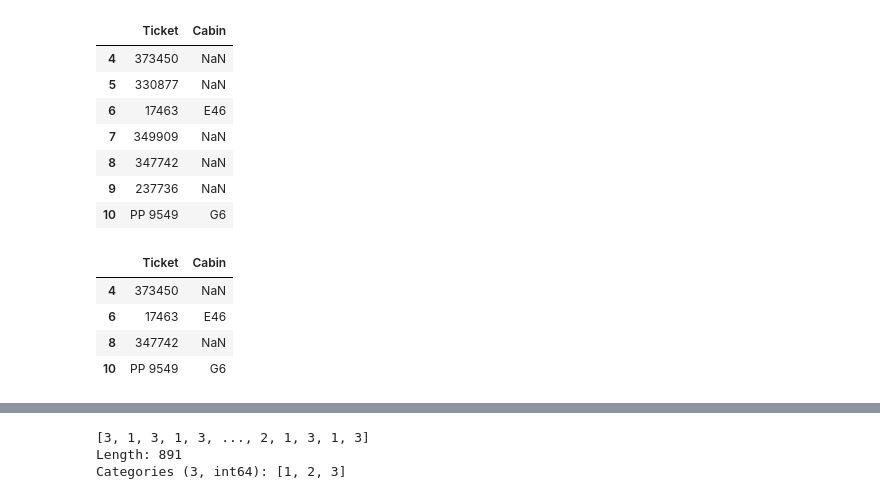
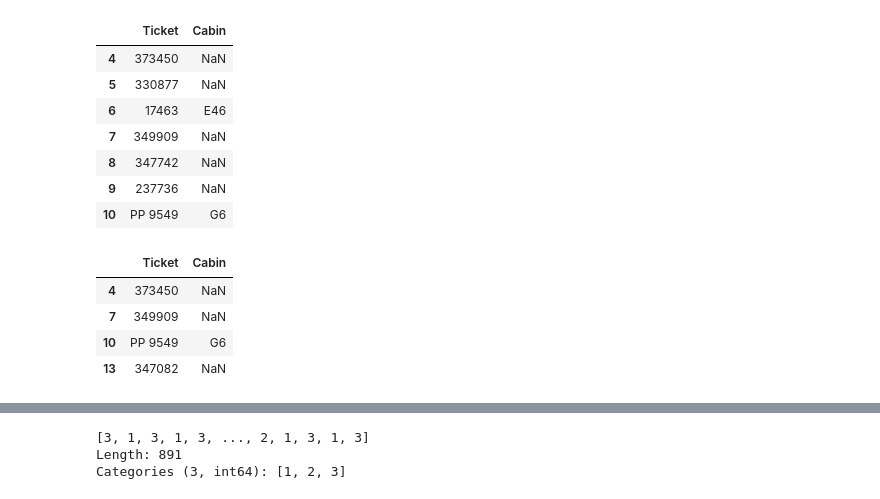
Before and after one commit to Sufeeya07/pyhton_ds, a Jupyter notebook: pandas/1 adv pandas .ipynb, the cells around one changed output, grey strips where cells are left out. Drawn from its saved outputs; the diff is of its cells as text; code cells hidden in the pictures.

```diff
--- a/pandas/1 adv pandas .ipynb
+++ b/pandas/1 adv pandas .ipynb
@@ -1,7 +1,7 @@
 # %%
 import pandas as pd
 # %%
-df = pd.read_csv('raw_data.csv')
+df = pd.read_csv('https://raw.githubusercontent.com/datasciencedojo/datasets/master/titanic.csv')
 # %%
 df.head()
 # %% [output]
@@ -220,13 +258,13 @@ df[['Ticket', 'Cabin']][4:11] #slicing
 | 9 | 237736 | NaN |
 | 10 | PP 9549 | G6 |
 # %%
-df[['Ticket', 'Cabin']][4:11:2] #slicing jump 2 is even number
+df[['Ticket', 'Cabin']][4:15:3] #slicing jump 3 is even number
 # %% [output]
 |  | Ticket | Cabin |
 | 4 | 373450 | NaN |
-| 6 | 17463 | E46 |
-| 8 | 347742 | NaN |
+| 7 | 349909 | NaN |
 | 10 | PP 9549 | G6 |
+| 13 | 347082 | NaN |
 # %%
 df
 # %% [output]
```
Also changed, not shown: parts of 49 cells of this notebook.
